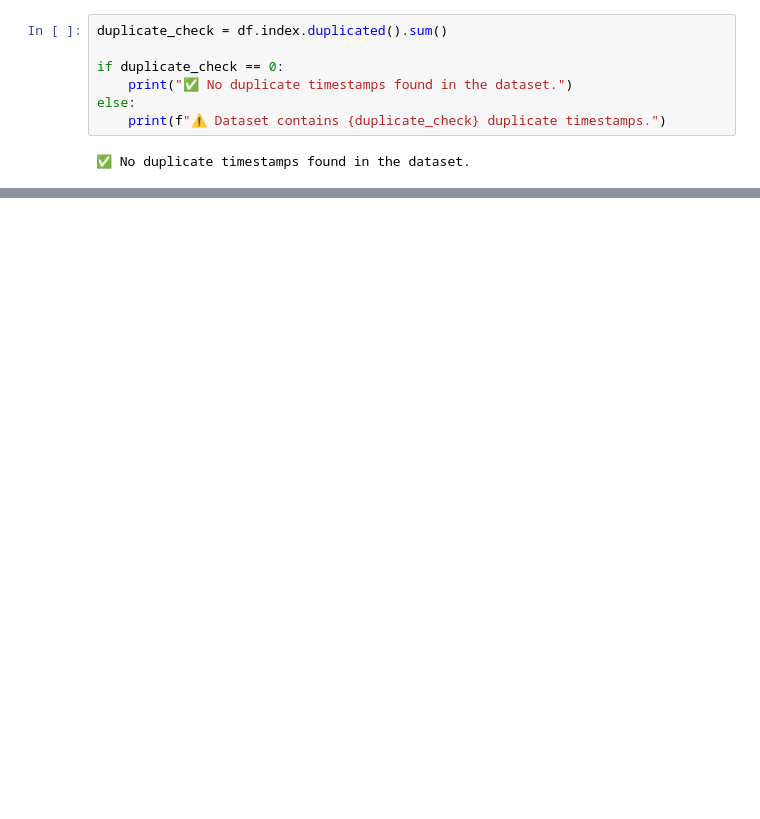
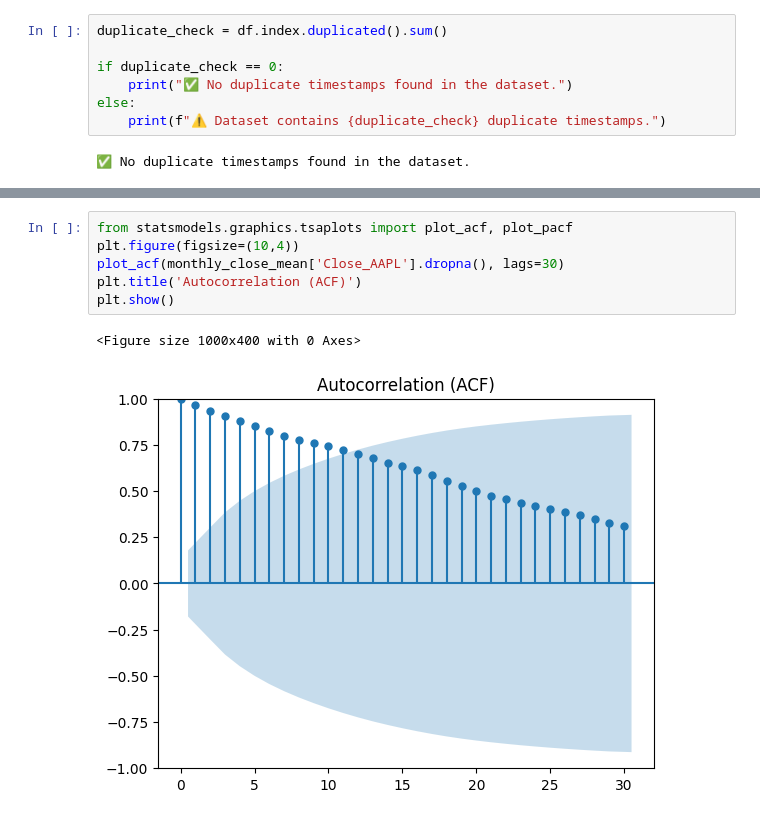
Before and after one commit to akhil1020/Apple-stock-price-forecasting, a Jupyter notebook: APPLE_Stock_Price_Forecasting.ipynb, the cells around one changed output, grey strips where cells are left out. Drawn from its saved outputs; the diff is of its cells as text; blank space fills up the shorter version.

```diff
--- a/APPLE_Stock_Price_Forecasting.ipynb
+++ b/APPLE_Stock_Price_Forecasting.ipynb
@@ -1055,0 +262,9 @@ Forecast RMSE: 418.938
+# %%
+from statsmodels.graphics.tsaplots import plot_acf, plot_pacf
+plt.figure(figsize=(10,4))
+plot_acf(monthly_close_mean['Close_AAPL'].dropna(), lags=30)
+plt.title('Autocorrelation (ACF)')
+plt.show()
+# %% [output]
+<Figure size 1000x400 with 0 Axes>
+[figure, added]
```
Also changed, not shown: parts of 99 cells of this notebook.
